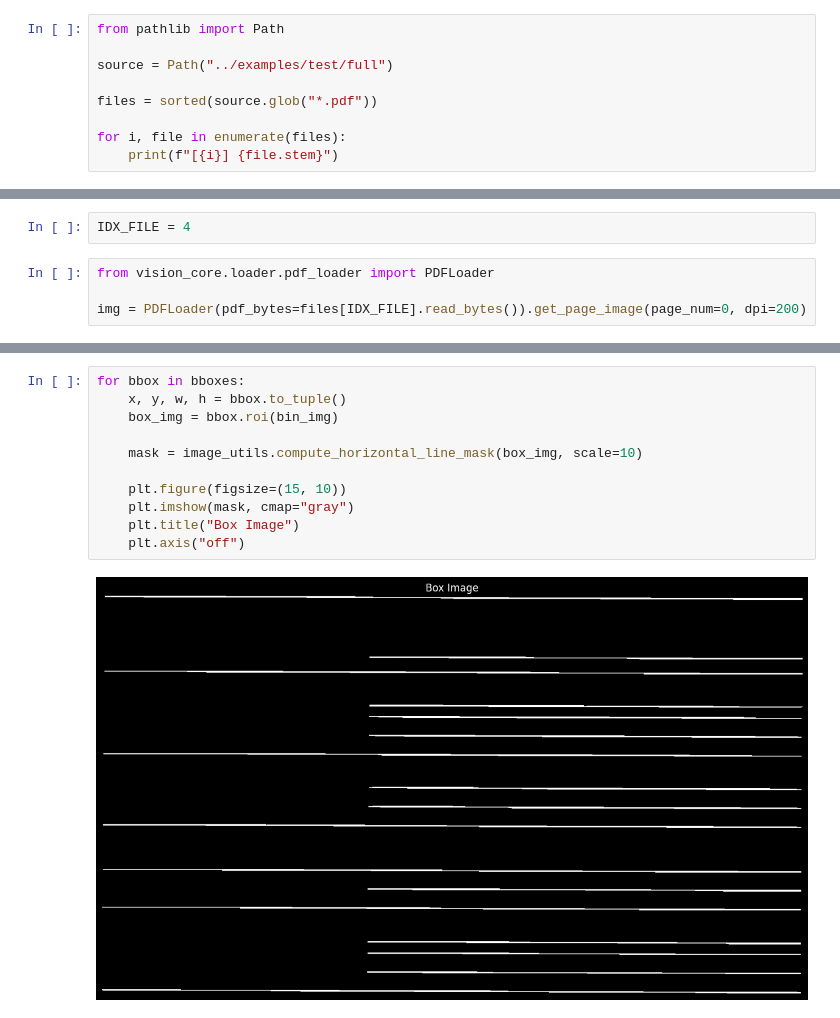
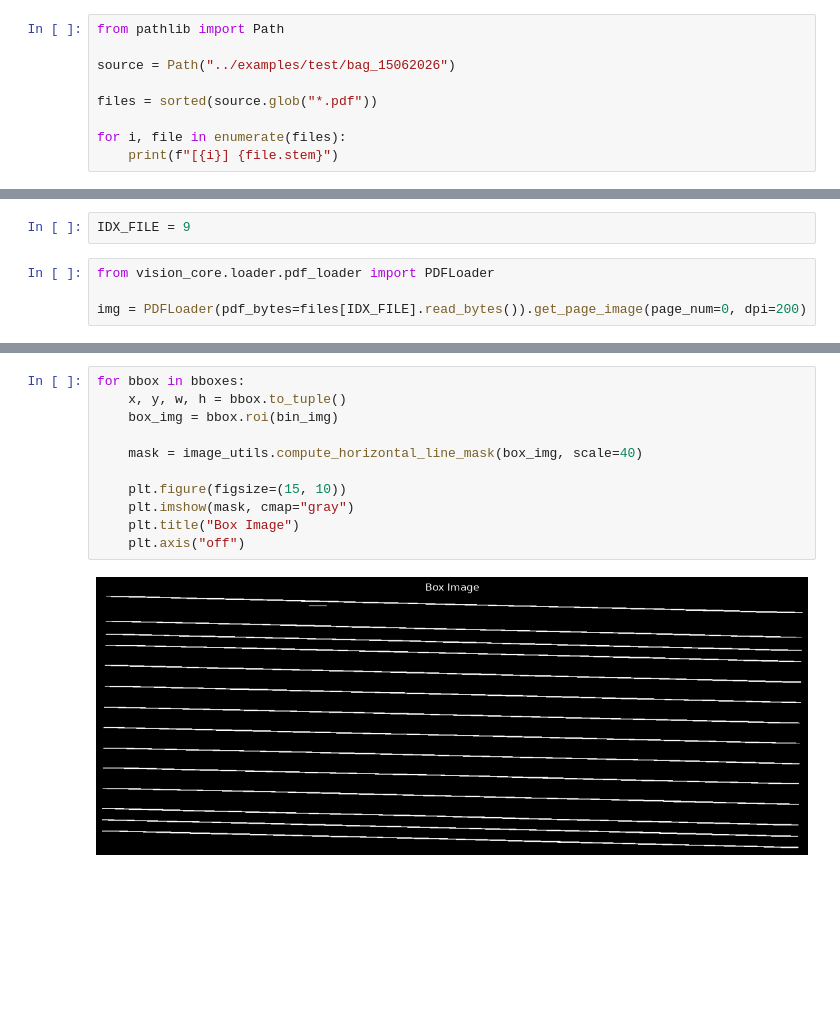
Before and after one commit to SergeyKrasnoslobodtsev/recon_vision, a Jupyter notebook: notebooks/deskew_four_point.ipynb, the cells around one changed output, grey strips where cells are left out. Cells and saved outputs as stored; diff of their text form; blank space fills up the shorter version.

```diff
--- a/notebooks/deskew_four_point.ipynb
+++ b/notebooks/deskew_four_point.ipynb
@@ -3,7 +3,7 @@ import confnotebook
 # %%
 from pathlib import Path
 
-source = Path("../examples/test/full")
+source = Path("../examples/test/bag_15062026")
 
 files = sorted(source.glob("*.pdf"))
 
@@ -30,5 +30,5 @@ for i, file in enumerate(files):
 # %%
-IDX_FILE = 4
+IDX_FILE = 9
 # %%
 from vision_core.loader.pdf_loader import PDFLoader
 
@@ -139,16 +139,16 @@ plt.show()
 # %%
 for bbox in bboxes:
     x, y, w, h = bbox.to_tuple()
     box_img = bbox.roi(bin_img)
 
-    mask = image_utils.compute_horizontal_line_mask(box_img, scale=10)
+    mask = image_utils.compute_horizontal_line_mask(box_img, scale=40)
 
     plt.figure(figsize=(15, 10))
     plt.imshow(mask, cmap="gray")
     plt.title("Box Image")
     plt.axis("off")
 # %% [output]
-[figure, old version]
+[figure, new version]
 # %%
 def _normalize_angle_deg(angle: float) -> float:
     if angle > 90:
```
Also changed, not shown: parts of 5 cells of this notebook, 19 other files.
